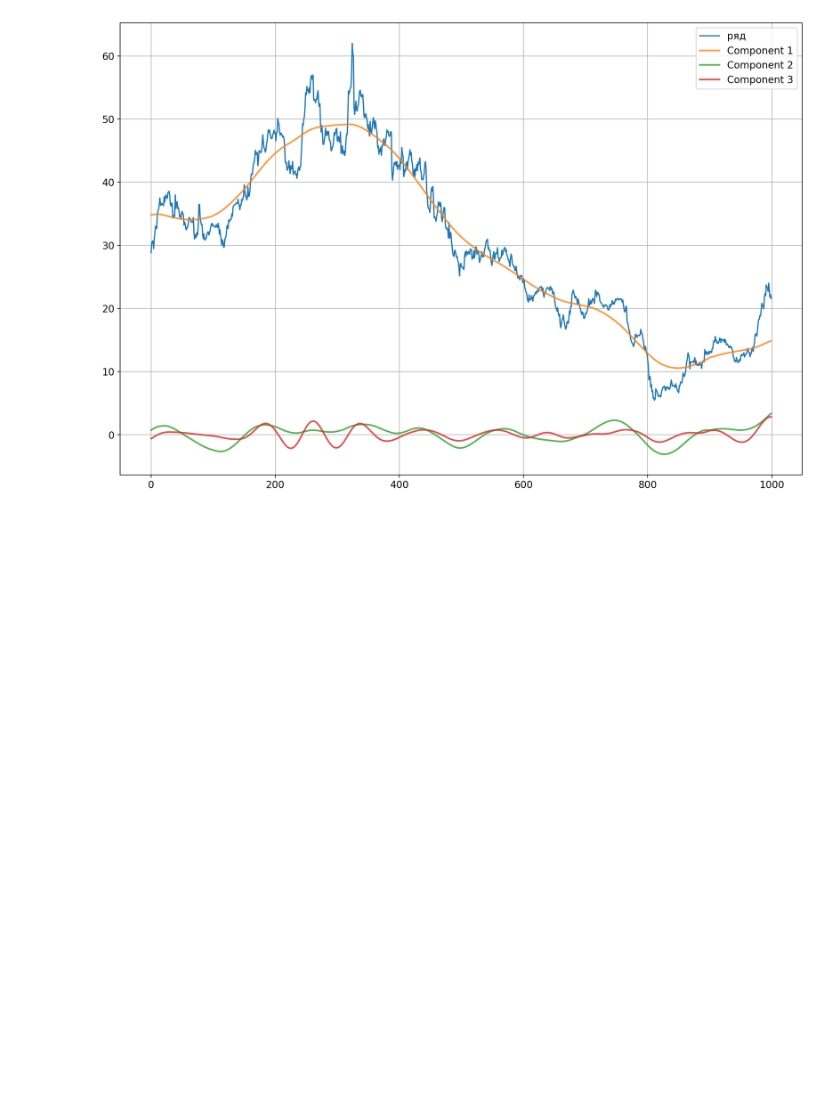
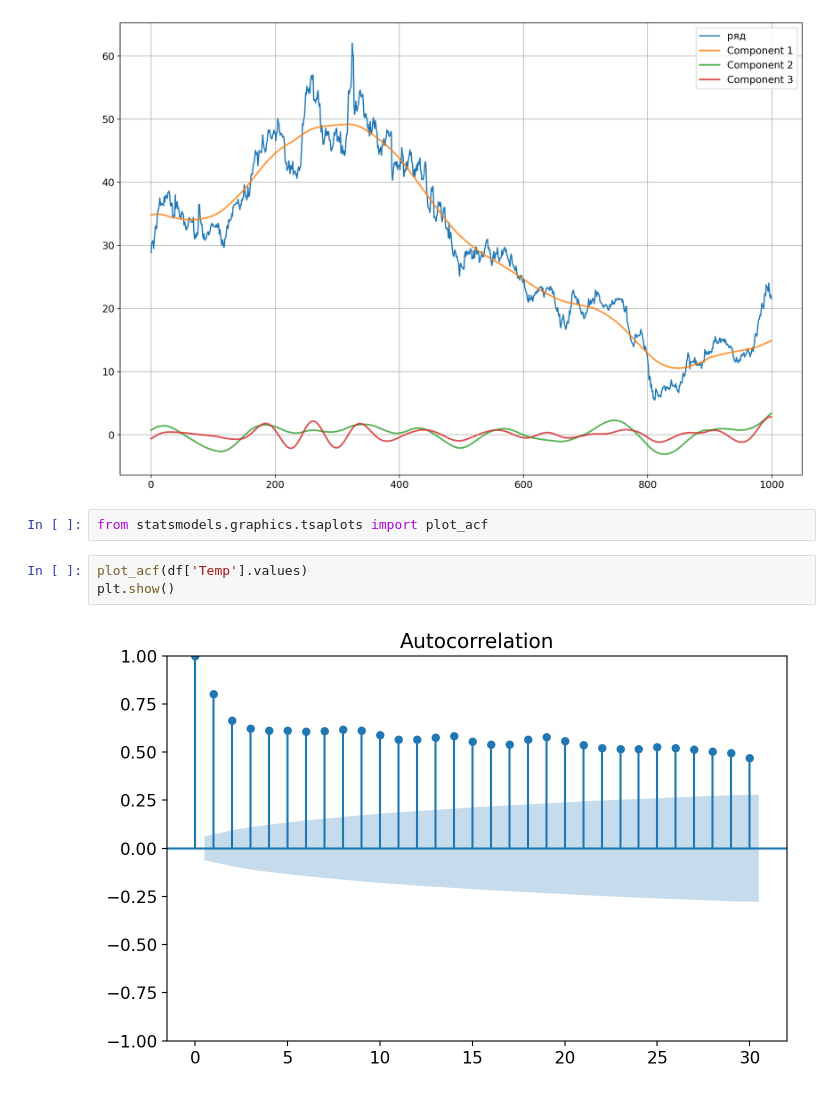
Before and after one commit to Anthony-Cov/MatObes, a Jupyter notebook: Gorshkov/лр3.ipynb, the cells around one changed output. Cells and saved outputs as stored; diff of their text form; blank space fills up the shorter version.

```diff
--- a/Gorshkov/лр3.ipynb
+++ b/Gorshkov/лр3.ipynb
@@ -122,3 +122,10 @@ Constructing components
 Calculating optimal reconstruction orders
 <matplotlib.legend.Legend at 0x...>
 [figure]
+# %%
+from statsmodels.graphics.tsaplots import plot_acf
+# %%
+plot_acf(df['Temp'].values)
+plt.show()
+# %% [output]
+[figure, added]
```
Also changed, not shown: parts of 1 cell of this notebook.
